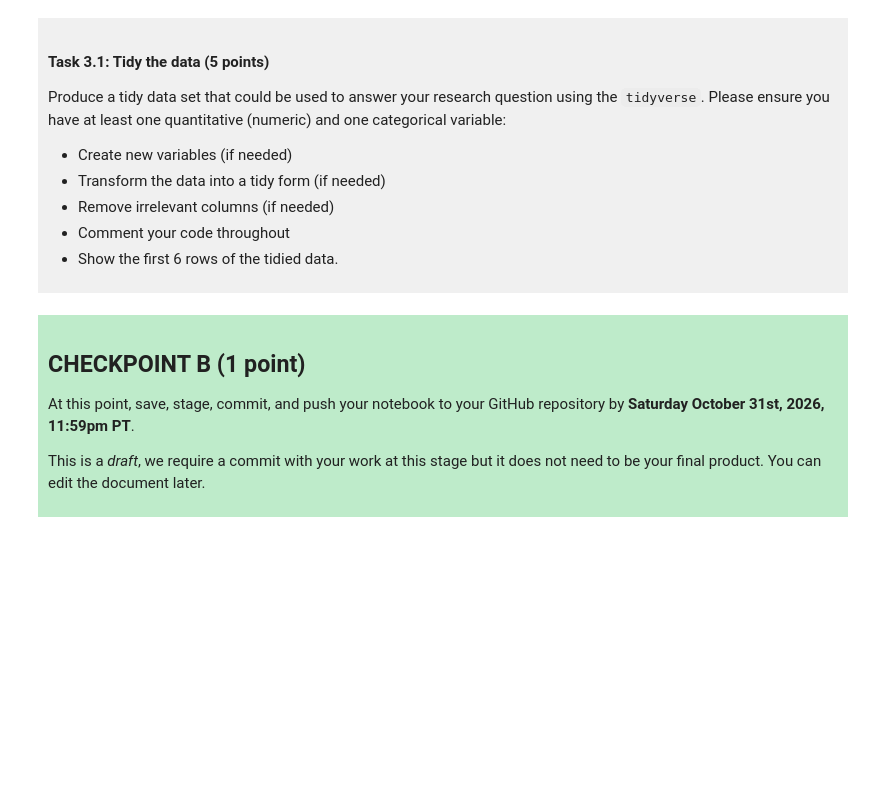
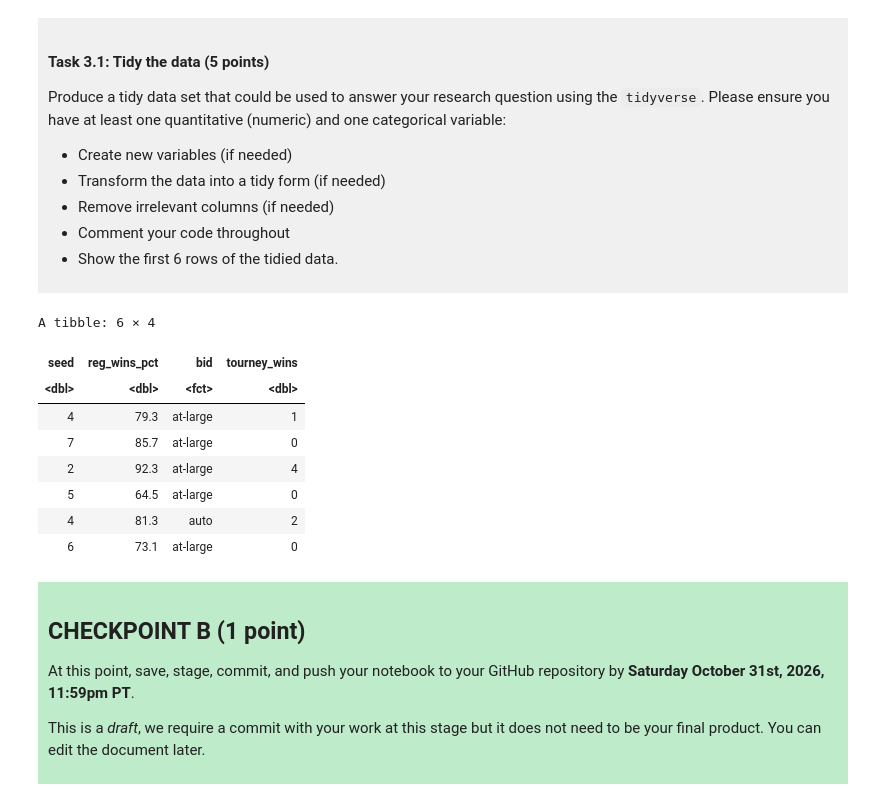
Before and after one commit to mg534/dsci-100-project-manvi-garg, a Jupyter notebook: dsci-100-project-notebook.ipynb, the cells around one changed output. Saved outputs shown, nothing was run; the diff lists cells and outputs as text; code cells hidden in the pictures; blank space fills up the shorter version.

```diff
--- a/dsci-100-project-notebook.ipynb
+++ b/dsci-100-project-notebook.ipynb
@@ -189,7 +218,22 @@ Produce a tidy data set that could be used to answer your research question usin
 
 </div>
 # %%
-### EDIT THIS CODE CELL ###
+march_ball_tidy <- march_madness_bball |>
+    filter(seed!= 0) |> #removes the teams with seed = 0 (opening round and not real seeds)
+    select(seed, reg_wins_pct, bid, tourney_wins) |> #keep only the columns required for the research question
+    mutate(bid=as_factor(bid)) #convert bid from text to factor (categorical variable)
+
+head(march_ball_tidy) #show the first 6 rows of tidied data
+# %% [output]
+A tibble: 6 × 4
+| seed | reg_wins_pct | bid | tourney_wins |
+| <dbl> | <dbl> | <fct> | <dbl> |
+| 4 | 79.3 | at-large | 1 |
+| 7 | 85.7 | at-large | 0 |
+| 2 | 92.3 | at-large | 4 |
+| 5 | 64.5 | at-large | 0 |
+| 4 | 81.3 | auto | 2 |
+| 6 | 73.1 | at-large | 0 |
 # %% [markdown]
 <div style="background-color: #beebca; padding: 10px;">
 
```
Also changed, not shown: parts of 3 cells of this notebook.
